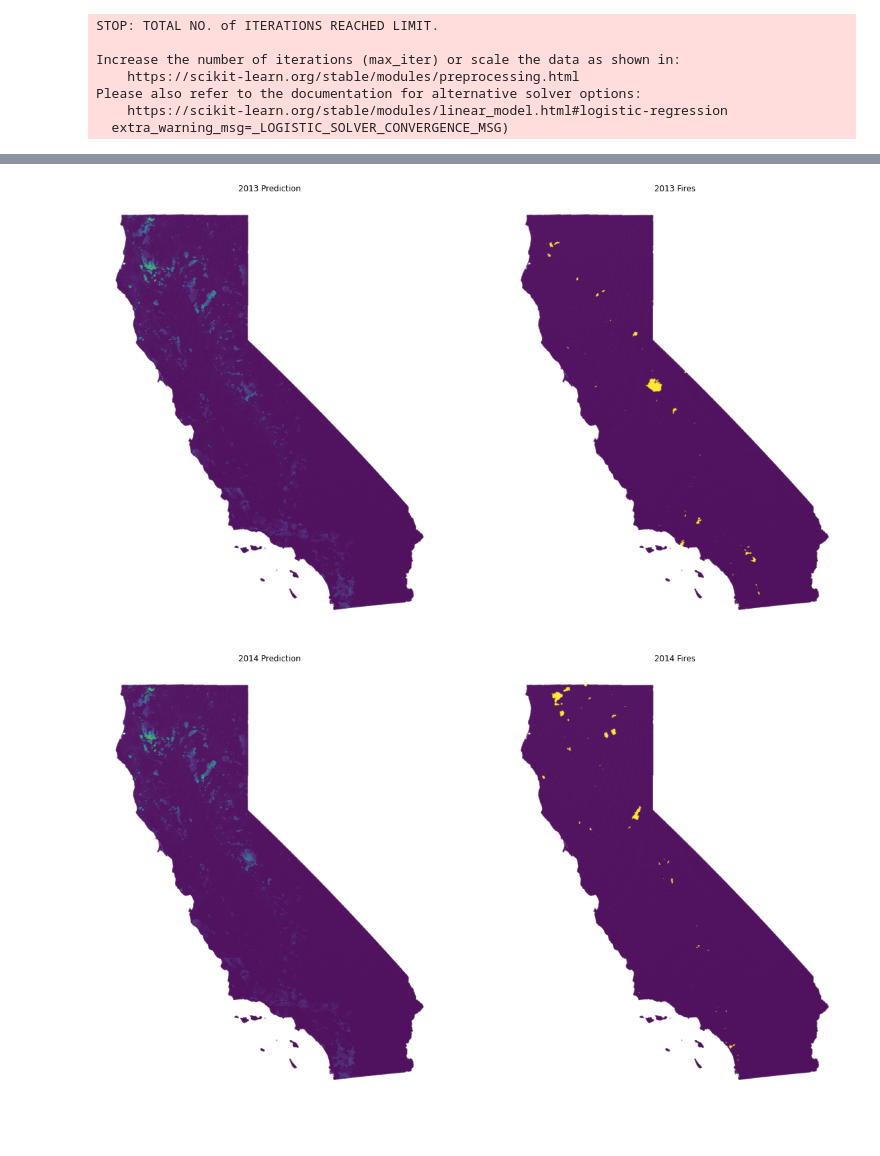
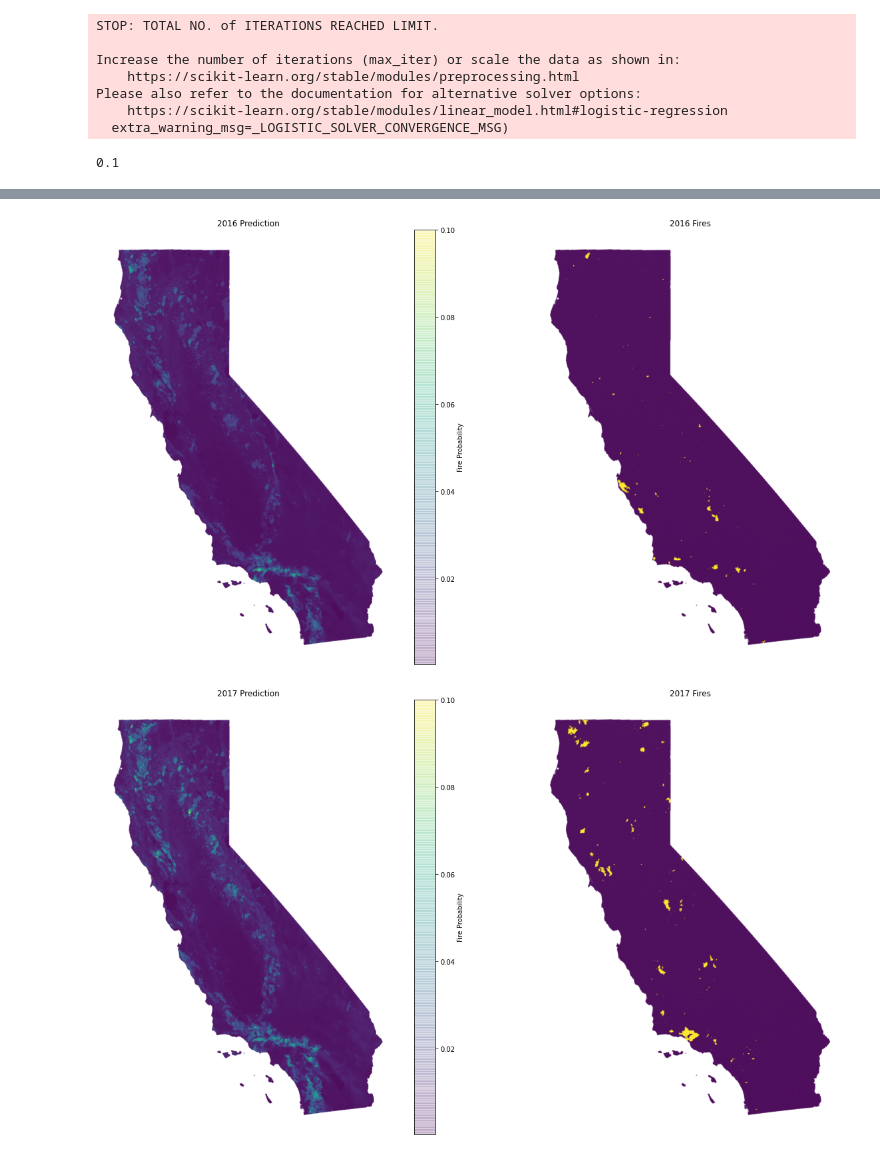
Before and after one commit to alvin-tu/PwC-LSTM-Capstone-Project, a Jupyter notebook: models/log_reg_nick.ipynb, the cells around one changed output, grey strips where cells are left out. Saved outputs shown, nothing was run; the diff lists cells and outputs as text; code cells hidden in the pictures.

Commit message:
Updated Training Time Span and Heatmap Output
Data trains on years 2003-2013 and outputs heatmaps + ground truths for 2014-2017

```diff
--- a/models/log_reg_nick.ipynb
+++ b/models/log_reg_nick.ipynb
@@ -23,7 +24,7 @@ coords = pd.read_csv('/home/capstone22/WildFIrePrediction/isaac_data/LatLon.csv'
 # %%
 df_train = pd.DataFrame()
 
-for i in range(2003,2011):
+for i in range(2003,2014):
     PATH = '/home/capstone22/WildFIrePrediction/isaac_data/Isaac_data_original/'
     CD_PATH = PATH + 'CD_' + str(i) + '_' + str(i) + '.csv'
     TD_PATH = PATH + 'TD_' + str(i) + '_' + str(i) + '.csv'
@@ -38,5 +39,7 @@ for i in range(2003,2011):
 
     df_train = df_train.append(df_temp)
 
+df_train = shuffle(df_train)
+
 df_train.info
 # %% [output]
@@ -61,7 +64,7 @@ df_train.info
 dataframes = []
 groundTruth = []
 
-for i in range(2011, 2018):
+for i in range(2014, 2018):
     PATH = '/home/capstone22/WildFIrePrediction/isaac_data/Isaac_data_original/'
     CD_PATH = PATH + 'CD_' + str(i) + '_' + str(i) + '.csv'
     TD_PATH = PATH + 'TD_' + str(i) + '_' + str(i) + '.csv'
@@ -125,22 +129,30 @@ for df in dataframes:
     X = df[selected_features]
     pred = clf.predict(X)
     pred_prob = clf.predict_proba(X)
+    pred_prob = np.clip(pred_prob, 0, 0.1)
     fire_prob = pred_prob[:, 1]
     predictions.append(fire_prob)
+# %%
+print(max(predictions[0]))
+# %% [output]
+0.1
 # %%
-year = 2011
+year = 2014
 for i in range(len(predictions)):
-    year = 2011 + i
+    year = 2014 + i
 
-    fig, axs = plt.subplots(1,2, figsize=(20,12))
+    fig, axs = plt.subplots(1,2, gridspec_kw={'width_ratios': [6,5]}, figsize = (20, 12))
 
-    axs[0].scatter(coords['Longitude'], coords['Latitude'], alpha = 0.2, s = 1, c = predictions[i])
+    probHeatmap = axs[0].scatter(coords['Longitude'], coords['Latitude'], alpha = 0.2, s = 1, c = predictions[i])
     axs[0].set_title(str(year) + ' Prediction')
     axs[0].axis('off')
 
-    axs[1].scatter(coords['Longitude'], coords['Latitude'], alpha = 0.2, s = 1, c = groundTruth[i])
+    truthHeatmap = axs[1].scatter(coords['Longitude'], coords['Latitude'], alpha = 0.2, s = 1, c = groundTruth[i])
     axs[1].set_title(str(year) + ' Fires')
     axs[1].axis('off')
 
+
+    fig.colorbar(probHeatmap, ax = axs[0], label="Fire Probability", orientation="vertical")
+
     plt.show()
 # %% [output]
@@ -149,2 +161,2 @@ for i in range(len(predictions)):
-[figure, old version]
+[figure, new version]
-[figure, old version]
+[figure, new version]
```
Also changed, not shown: parts of 4 cells of this notebook.
